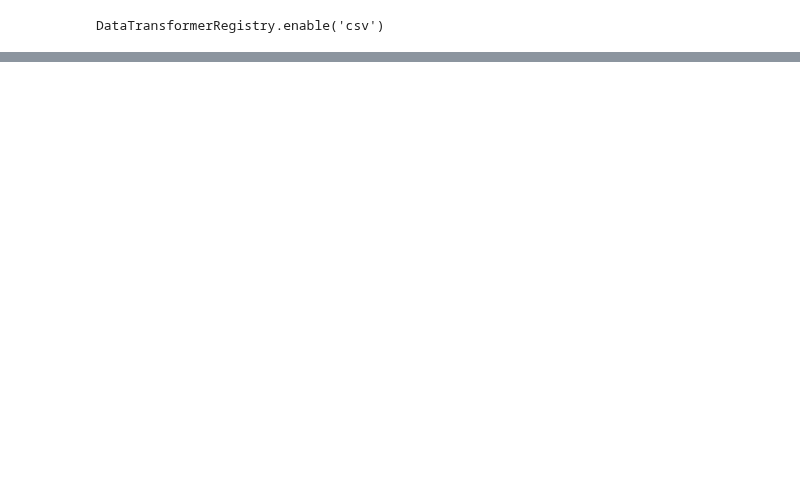
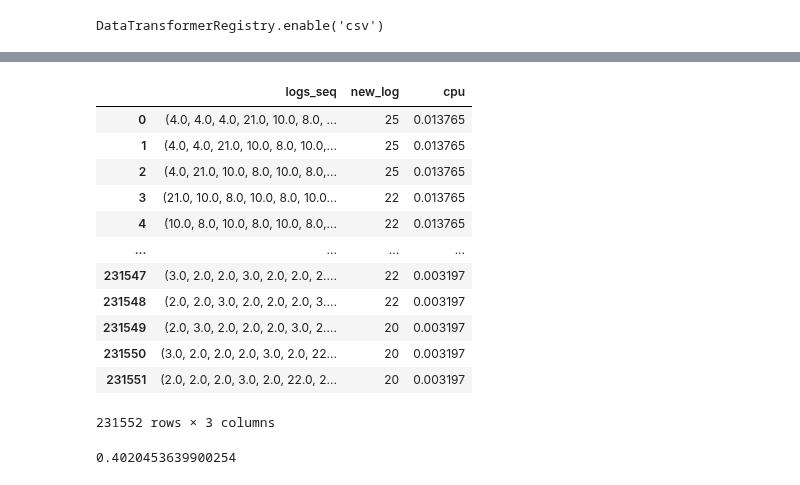
Before and after one commit to sapirani/GreenSecurityMeasurementAndOptimizationFramework, a Jupyter notebook: data_experiments.ipynb, the cells around one changed output, grey strips where cells are left out. Drawn from its saved outputs; the diff is of its cells as text; code cells hidden in the pictures; blank space fills up the shorter version.

```diff
--- a/data_experiments.ipynb
+++ b/data_experiments.ipynb
@@ -89,3 +87,31 @@ alt.Chart(normal).mark_bar().encode(
 )
 # %% [output]
 [interactive output not drawn]
+# %%
+model_data = df[df['dataset_type']=='normal'][['logs_seq', 'new_log', 'cpu']]
+model_data
+# %% [output]
+|  | logs_seq | new_log | cpu |
+| 0 | (4.0, 4.0, 4.0, 21.0, 10.0, 8.0, ... | 25 | 0.013765 |
+| 1 | (4.0, 4.0, 21.0, 10.0, 8.0, 10.0,... | 25 | 0.013765 |
+| 2 | (4.0, 21.0, 10.0, 8.0, 10.0, 8.0,... | 25 | 0.013765 |
+| 3 | (21.0, 10.0, 8.0, 10.0, 8.0, 10.0... | 22 | 0.013765 |
+| 4 | (10.0, 8.0, 10.0, 8.0, 10.0, 8.0,... | 22 | 0.013765 |
+| ... | ... | ... | ... |
+| 231547 | (3.0, 2.0, 2.0, 3.0, 2.0, 2.0, 2.... | 22 | 0.003197 |
+| 231548 | (2.0, 2.0, 3.0, 2.0, 2.0, 2.0, 3.... | 22 | 0.003197 |
+| 231549 | (2.0, 3.0, 2.0, 2.0, 2.0, 3.0, 2.... | 20 | 0.003197 |
+| 231550 | (3.0, 2.0, 2.0, 2.0, 3.0, 2.0, 22... | 20 | 0.003197 |
+| 231551 | (2.0, 2.0, 2.0, 3.0, 2.0, 22.0, 2... | 20 | 0.003197 |
+231552 rows × 3 columns
+# %%
+from sklearn import tree
+from sklearn.model_selection import train_test_split
+from sklearn.metrics import mean_squared_error
+X_train, X_test, y_train, y_test = train_test_split((model_data['logs_seq'].apply(lambda x: list(x))+model_data['new_log'].apply(lambda x: [x])).apply(pd.Series), 1000*model_data['cpu'] , test_size=0.33, random_state=42)
+reg = tree.DecisionTreeRegressor(max_depth=5)
+reg.fit(X_train, y_train)
+y_pred = reg.predict(X_test)
+mean_squared_error(y_test, y_pred)
+# %% [output]
+0.4020453639900254
```
Also changed, not shown: parts of 33 cells of this notebook, 2 other files.
